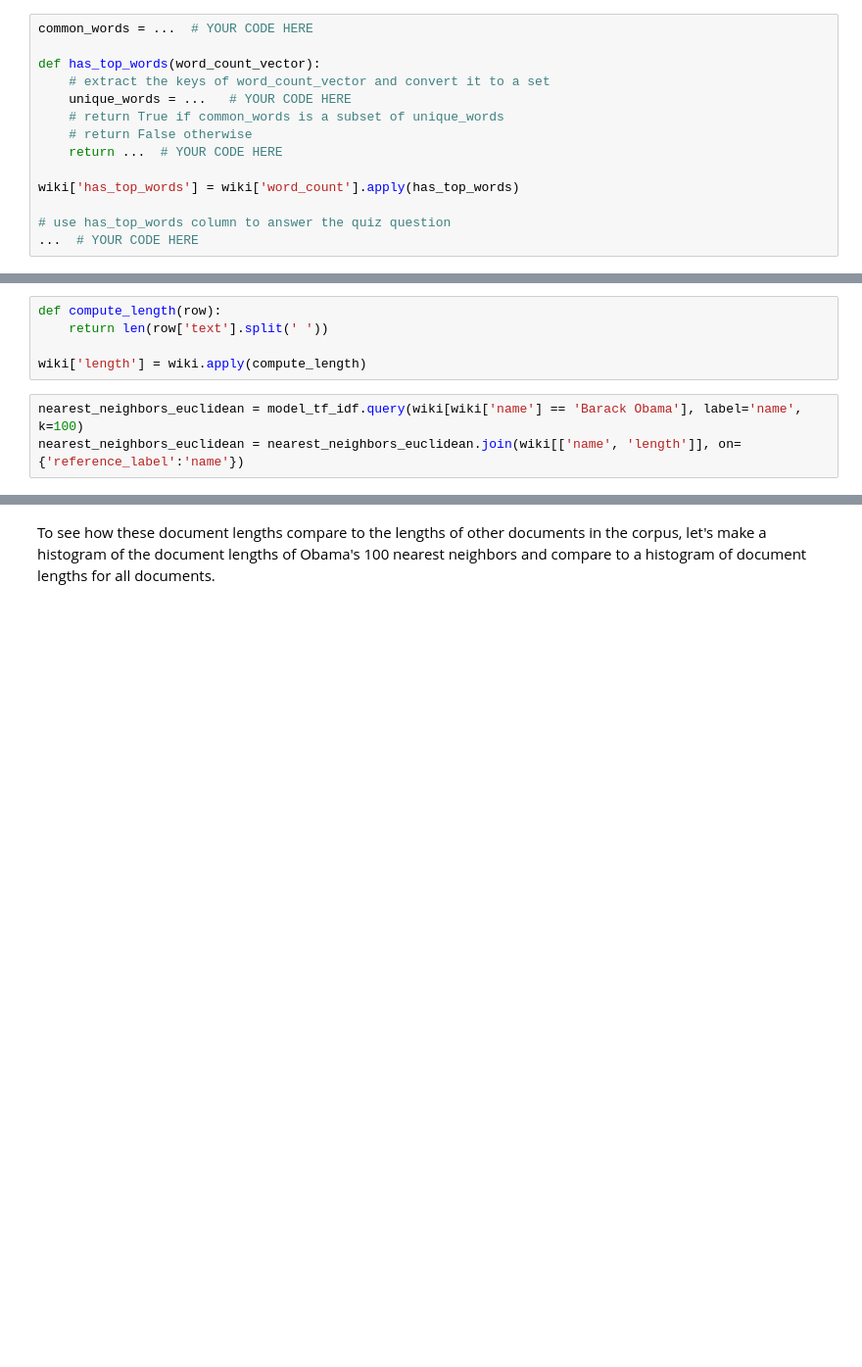
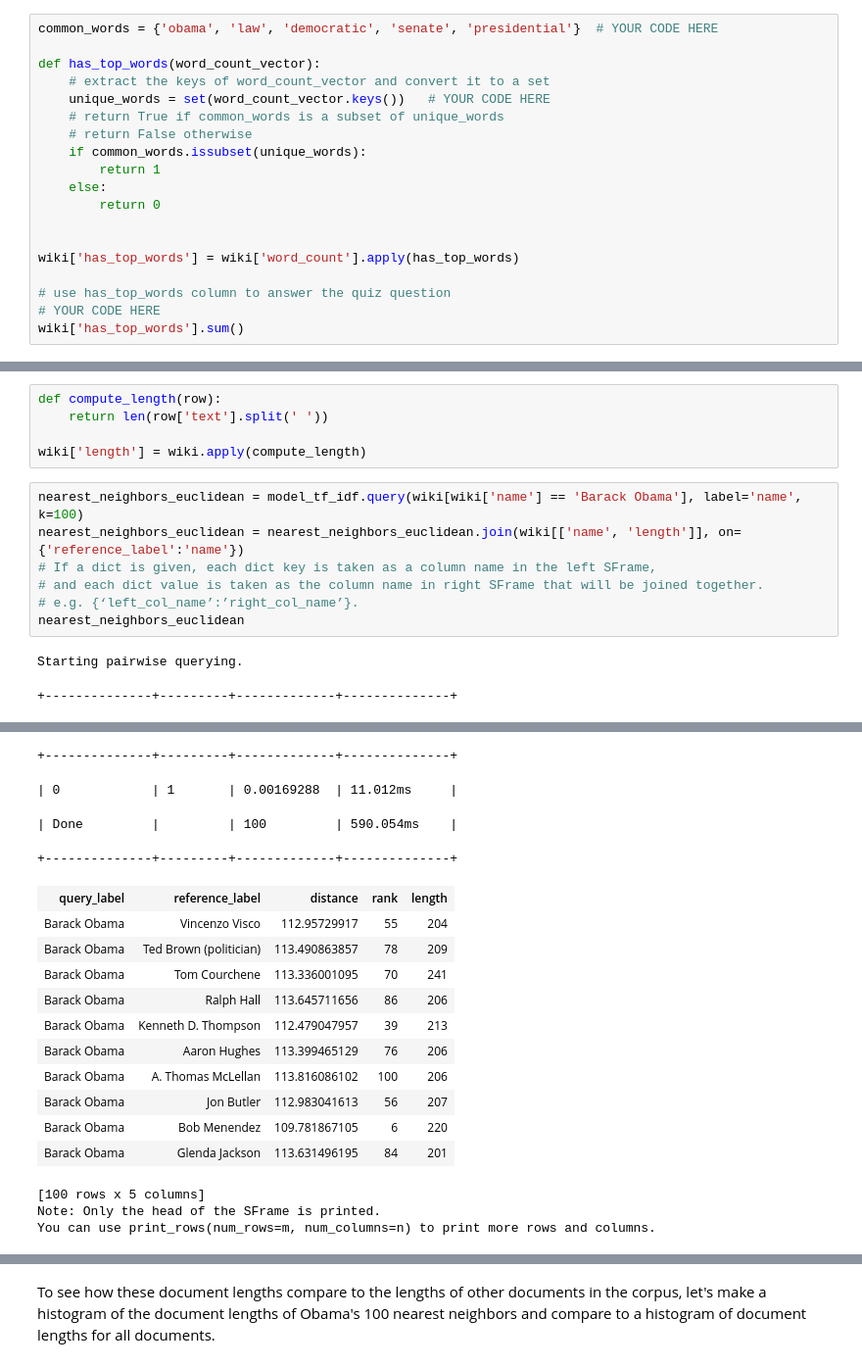
Before and after one commit to Lving/MachineLearning_Clustering_Retrieval, a Jupyter notebook: week2_Nearest Neighbor Search/0_nearest-neighbors-features-and-metrics_blank.ipynb, the cells around one changed output, grey strips where cells are left out. Shown: that part at 98% size. Cells and saved outputs as stored; diff of their text form; blank space fills up the shorter version.

```diff
--- a/week2_Nearest Neighbor Search/0_nearest-neighbors-features-and-metrics_blank.ipynb
+++ b/week2_Nearest Neighbor Search/0_nearest-neighbors-features-and-metrics_blank.ipynb
@@ -382,16 +431,21 @@ The first 10 words should say: Obama, law, democratic, Senate, presidential, pre
 # %% [markdown]
 **Quiz Question**. Among the words that appear in both Barack Obama and Phil Schiliro, take the 5 that have largest weights in Obama. How many of the articles in the Wikipedia dataset contain all of those 5 words?
 # %%
-common_words = ...  # YOUR CODE HERE
+common_words = {'obama', 'law', 'democratic', 'senate', 'presidential'}  # YOUR CODE HERE
 
 def has_top_words(word_count_vector):
     # extract the keys of word_count_vector and convert it to a set
-    unique_words = ...   # YOUR CODE HERE
+    unique_words = set(word_count_vector.keys())   # YOUR CODE HERE
     # return True if common_words is a subset of unique_words
     # return False otherwise
-    return ...  # YOUR CODE HERE
+    if common_words.issubset(unique_words):
+        return 1
+    else:
+        return 0
+
 
 wiki['has_top_words'] = wiki['word_count'].apply(has_top_words)
 
 # use has_top_words column to answer the quiz question
-...  # YOUR CODE HERE
+# YOUR CODE HERE
+wiki['has_top_words'].sum()
@@ -417,3 +500,10 @@ wiki['length'] = wiki.apply(compute_length)
 # %%
 nearest_neighbors_euclidean = model_tf_idf.query(wiki[wiki['name'] == 'Barack Obama'], label='name', k=100)
 nearest_neighbors_euclidean = nearest_neighbors_euclidean.join(wiki[['name', 'length']], on={'reference_label':'name'})
+# If a dict is given, each dict key is taken as a column name in the left SFrame,
+# and each dict value is taken as the column name in right SFrame that will be joined together.
+# e.g. {‘left_col_name’:’right_col_name’}.
+nearest_neighbors_euclidean
+# %% [output]
+Starting pairwise querying.
++--------------+---------+-------------+--------------+
@@ -420,2 +511,20 @@ nearest_neighbors_euclidean = nearest_neighbors_euclidean.join(wiki[['name', 'le
++--------------+---------+-------------+--------------+
+| 0            | 1       | 0.00169288  | 11.012ms     |
+| Done         |         | 100         | 590.054ms    |
++--------------+---------+-------------+--------------+
+| query_label | reference_label | distance | rank | length |
+| Barack Obama | Vincenzo Visco | 112.95729917 | 55 | 204 |
+| Barack Obama | Ted Brown (politician) | 113.490863857 | 78 | 209 |
+| Barack Obama | Tom Courchene | 113.336001095 | 70 | 241 |
+| Barack Obama | Ralph Hall | 113.645711656 | 86 | 206 |
+| Barack Obama | Kenneth D. Thompson | 112.479047957 | 39 | 213 |
+| Barack Obama | Aaron Hughes | 113.399465129 | 76 | 206 |
+| Barack Obama | A. Thomas McLellan | 113.816086102 | 100 | 206 |
+| Barack Obama | Jon Butler | 112.983041613 | 56 | 207 |
+| Barack Obama | Bob Menendez | 109.781867105 | 6 | 220 |
+| Barack Obama | Glenda Jackson | 113.631496195 | 84 | 201 |
+[100 rows x 5 columns]
+Note: Only the head of the SFrame is printed.
+You can use print_rows(num_rows=m, num_columns=n) to print more rows and columns.
 # %%
 nearest_neighbors_euclidean.sort('rank')
```
Also changed, not shown: parts of 23 cells of this notebook.
